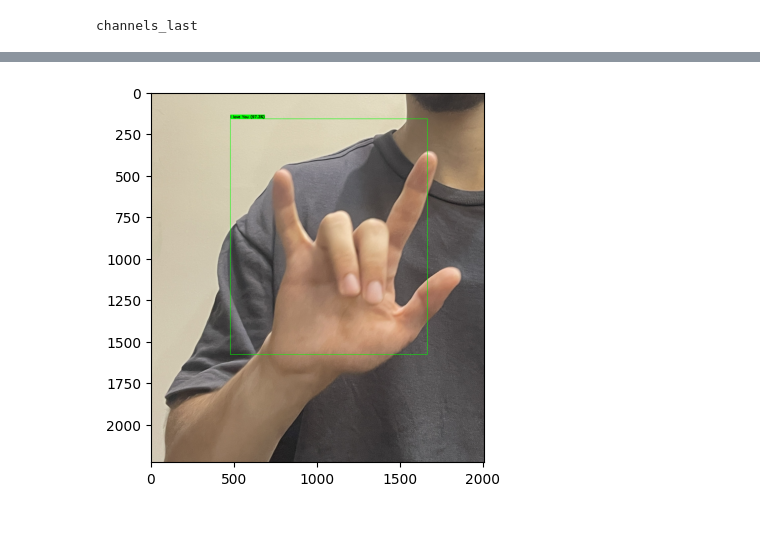
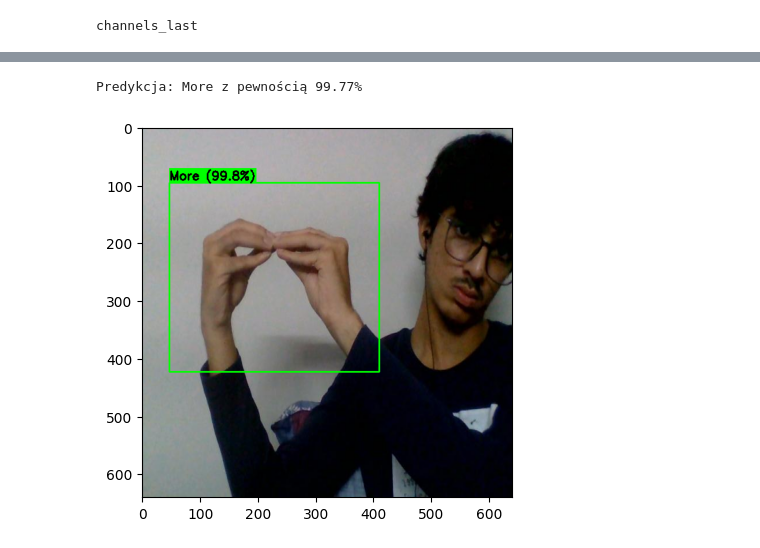
Before and after one commit to amalolepszy/hand-sign-recognition, a Jupyter notebook: with_detect_hands.ipynb, the cells around one changed output, grey strips where cells are left out. Saved outputs shown, nothing was run; the diff lists cells and outputs as text; code cells hidden in the pictures.

```diff
--- a/with_detect_hands.ipynb
+++ b/with_detect_hands.ipynb
@@ -1,7 +1,7 @@
 # %%
 from pathlib import Path
 
-DATASET_PATH = "./Sign Language Detection/dataset_split"
+DATASET_PATH = "./Sign Language Detection/hindusi"
 root = Path(DATASET_PATH)
 assert root.exists(), f"Dataset path not found: {DATASET_PATH}. Change DATASET_PATH to correct folder."
 print(root)
@@ -258,0 +265,12 @@ Test accuracy: 0.6153846383094788
+# %%
+from pathlib import Path
+import yaml
+
+data_path = root / "data.yaml"
+
+with data_path.open("r", encoding="utf-8") as f:
+    data = yaml.safe_load(f)
+
+CLASSES = data["names"]          # list of class names
+amount = data.get("nc", len(CLASSES))
+print("names:", CLASSES)
@@ -261,7 +281,6 @@ import matplotlib.pyplot as plt
 import seaborn as sns
 from sklearn.metrics import confusion_matrix, classification_report
 import numpy as np
-CLASSES = ['Yes', 'No', 'Hello', 'I love You', 'Thank You']
 
 # 1. Predykcja na zbiorze testowym
 y_pred = model.predict(X_test)
@@ -277,7 +296,7 @@ sns.heatmap(cm, annot=True, fmt='d', cmap='Blues',
             xticklabels=CLASSES, yticklabels=CLASSES)
 plt.ylabel('Prawdziwa klasa')
 plt.xlabel('Przewidziana klasa')
-plt.title('Macierz pomyłek (Confusion Matrix)')
+plt.title('Confusion Matrix')
 plt.show()
 
 # 4. Raport tekstowy
@@ -362,6 +371,8 @@ def predict_full_pipeline(image_path, detector_model, classifier_model, classes_
 
     predicted_label = classes_list[class_idx]
 
+    print(f"Predykcja: {predicted_label} z pewnością {confidence*100:.2f}%")
+
     # =========================================================
     # KROK 3: WIZUALIZACJA
     # =========================================================
@@ -378,34 +389,35 @@ def predict_full_pipeline(image_path, detector_model, classifier_model, classes_
     # Tło pod napisem (dla czytelności)
     (text_w, text_h), _ = cv2.getTextSize(text, cv2.FONT_HERSHEY_SIMPLEX, 0.7, 2)
     cv2.rectangle(img_bgr, (x_pad, y_pad - 25), (x_pad + text_w, y_pad), color, -1)
 
     # Napis
     cv2.putText(img_bgr, text, (x_pad, y_pad - 5),
                 cv2.FONT_HERSHEY_SIMPLEX, 0.7, (0, 0, 0), 2)
 
     # Pokazanie wyniku
     cropped_img_rgb = cv2.cvtColor(img_bgr, cv2.COLOR_BGR2RGB)
     plt.imshow(cropped_img_rgb)
     # cv2.imshow("Wynik Pipeline", img_bgr)
 
     # Opcjonalnie: Pokaż też, co "widział" klasyfikator (wycinek)
-    cv2.imshow("Co widzi klasyfikator", cv2.cvtColor(hand_crop, cv2.COLOR_RGB2BGR))
+    # cv2.imshow("Co widzi klasyfikator", cv2.cvtColor(hand_crop, cv2.COLOR_RGB2BGR))
 
     cv2.waitKey(0)
     cv2.destroyAllWindows()
 
 # -----------------------------------------------------------
 # PRZYKŁAD UŻYCIA
 # -----------------------------------------------------------
 
 # 1. Definicja klas (kolejność musi być identyczna jak przy treningu!)
-CLASSES = ['Yes', 'No', 'Hello', 'I love You', 'Thank You']
+# CLASSES = ['Yes', 'No', 'Hello']
 
 # 2. Wczytanie modeli (jeśli jeszcze nie są w pamięci)
 detector = tf.keras.models.load_model('hand_detector_best.keras')
 classifier = tf.keras.models.load_model('gesture_classifier.keras')
 
 # 3. Uruchomienie funkcji
-predict_full_pipeline("./Sign Language Detection/dataset_split/images/test/IMG_7375.JPG", detector, classifier, CLASSES)
+predict_full_pipeline("./Sign Language Detection/hindusi/test/images/More-0ccc3b1a-85ad-11ef-aecc-8cec4b00b636_jpg.rf.264775b3f66d1b497129972d6a7b8498.jpg", detector, classifier, CLASSES)
 # %% [output]
+Predykcja: More z pewnością 99.77%
-[figure, old version]
+[figure, new version]
```
Also changed, not shown: parts of 14 cells of this notebook, 1 other file.
